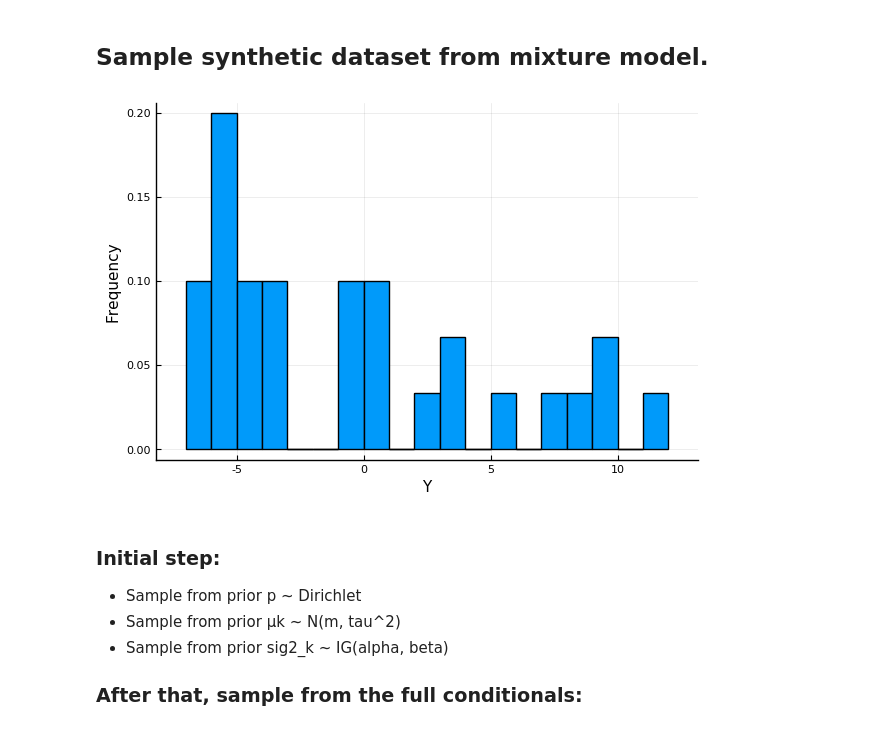
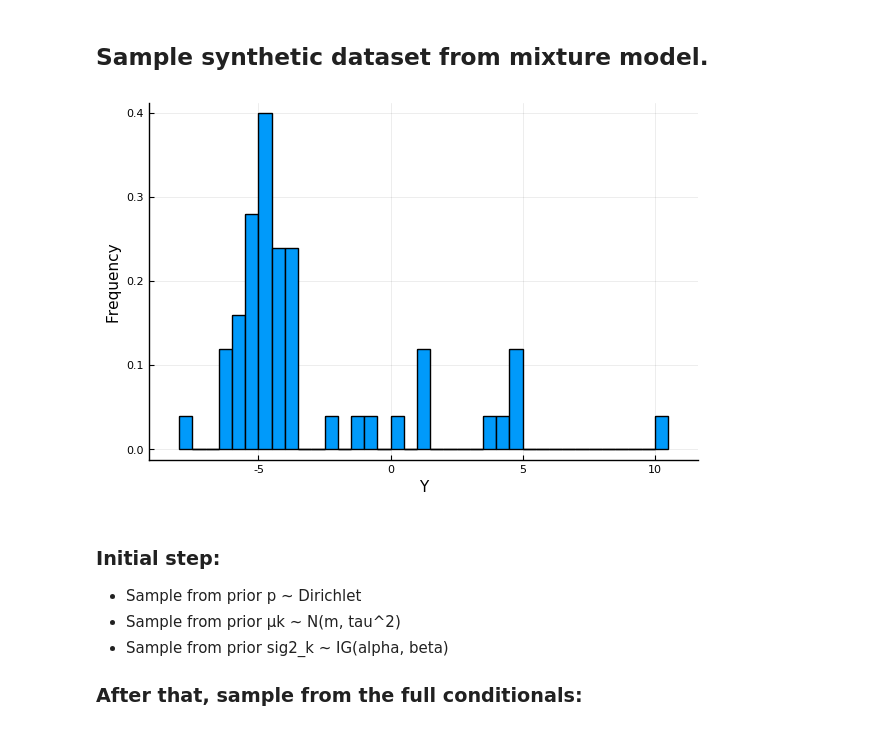
Before and after one commit to davibarreira/Computational_Statistics, a Jupyter notebook: Exercises2/Sheet2 Exercise 6.ipynb, the cells around one changed output. Cells and saved outputs as stored; diff of their text form; code cells hidden in the pictures.

```diff
--- a/Exercises2/Sheet2 Exercise 6.ipynb
+++ b/Exercises2/Sheet2 Exercise 6.ipynb
@@ -10,20 +10,20 @@ Plots.PyPlotBackend()
 # %%
 mu    = [-5,0,5]
 sigma2= [1,2,3]
 p     = [0.5,0.2,0.3]
 w = Weights(p)
-M = 30
+M = 50
 X = zeros(M)
 s = sample(1:3, w,M)
 for i = 1:M
     j = s[i]
     X[i]+= rand(Normal(mu[j],sigma2[j]))
 end
 
 p = histogram(X,xlabel="Y",ylabel="Frequency",normalize=true,legend=false,nbins=M)
 savefig(p,"./images/Ex6.png")
 # %% [output]
-[figure, old version]
+[figure, new version]
 # %% [markdown]
 ### Initial step:
 * Sample from prior p      ~ Dirichlet
```
Also changed, not shown: parts of 5 cells of this notebook, 3 other files.
